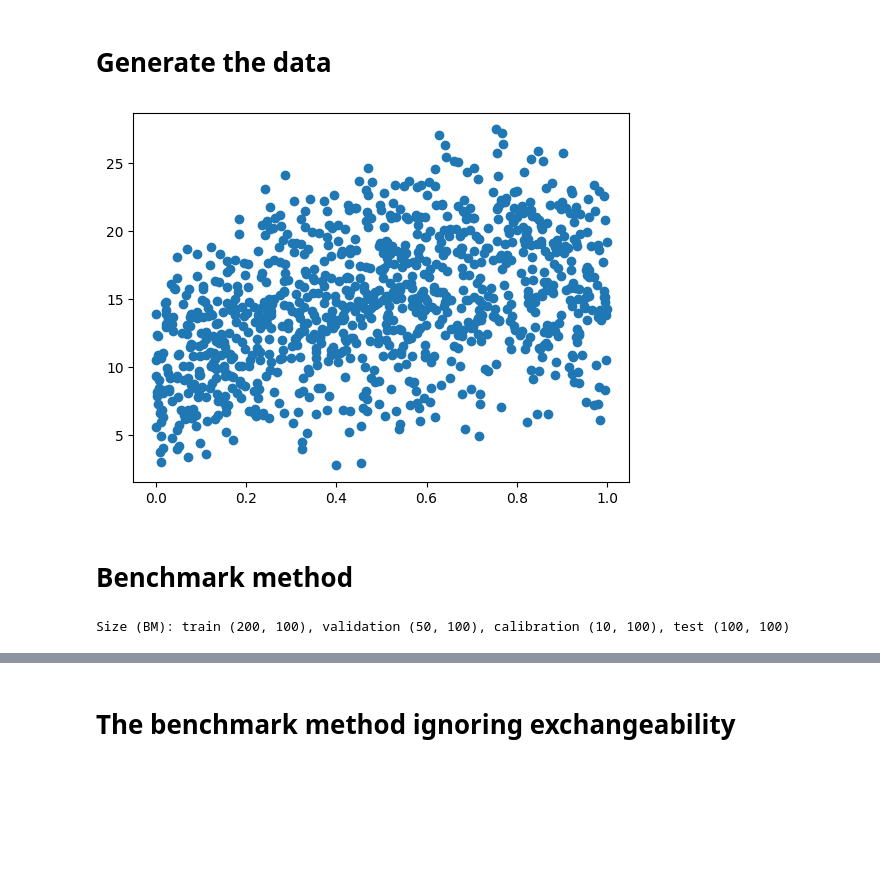
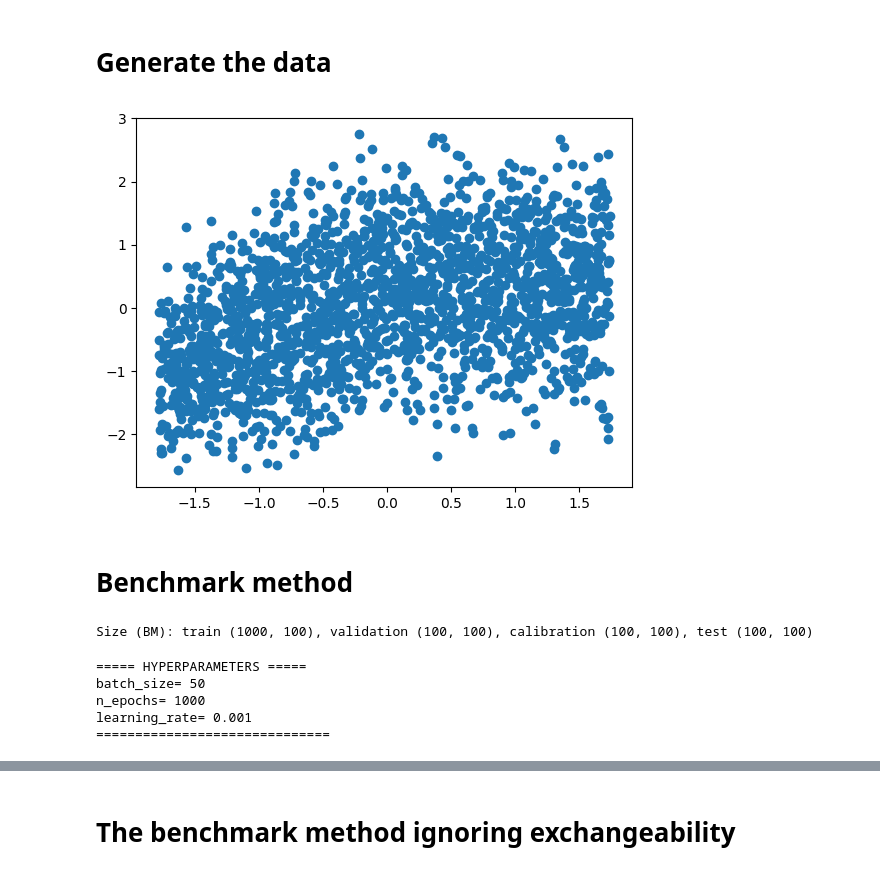
Before and after one commit to ZiyiLiang/Conformalized_early_stopping, a Jupyter notebook: notebook_examples/CES_regression_synthetic.ipynb, the cells around one changed output, grey strips where cells are left out. Cells and saved outputs as stored; diff of their text form; code cells hidden in the pictures; blank space fills up the shorter version.

```diff
--- a/notebook_examples/CES_regression_synthetic.ipynb
+++ b/notebook_examples/CES_regression_synthetic.ipynb
@@ -75,31 +78,38 @@ class PrepareData(Dataset):
 # %%
 from sklearn.datasets import make_friedman1
 
-n_samples = 1000
+n_samples = 2000
 n_features = 100
 
-X, y = make_friedman1(n_samples=n_samples, n_features=n_features, noise=0.0, random_state=None)
+X, Y = make_friedman1(n_samples=n_samples, n_features=n_features, noise=1/100, random_state=None)
 
-plt.scatter(X[:,0], y)
+# Scale the data
+X = StandardScaler().fit_transform(X)
+Y = StandardScaler().fit_transform(Y.reshape((len(Y),1))).flatten()
+
+# Find approximate marginal quantiles of Y
+y_hat_min, y_hat_max = mquantiles(Y, [0.05,0.95])
+
+plt.scatter(X[:,0], Y)
 plt.show()
 # %% [output]
-[figure, old version]
+[figure, new version]
 # %% [markdown]
 # Benchmark method
 # %%
 # specify the number of samples in training, validation, calibration and test datasets
-n_train = 200
-n_val = 50
-n_cal = 10
+n_train = 1000
+n_val = 100
+n_cal = 100
 n_test = 100
 method_ = 'Benchmark'
 
-seed = 2322
+seed = 1
 np.random.seed(seed)
 th.manual_seed(seed)
 
 # split the data into proper training, validation, and calibration set, set test data aside
-X_train, X_test, y_train, y_test = train_test_split(X, y, test_size=0.2, random_state=123)
+X_train, X_test, y_train, y_test = train_test_split(X, Y, test_size=0.2, random_state=123)
 idx_test = np.random.permutation(n_test)
 X_test = X_test[idx_test]
 y_test = y_test[idx_test]
@@ -116,6 +126,6 @@ print("Size (BM): train (%d, %d), validation (%d, %d), calibration (%d, %d), tes
        X_cal_BM.shape[0], X_cal_BM.shape[1],
        X_test.shape[0], X_test.shape[1]))
 # %% [output]
-Size (BM): train (200, 100), validation (50, 100), calibration (10, 100), test (100, 100)
+Size (BM): train (1000, 100), validation (100, 100), calibration (100, 100), test (100, 100)
 # %%
 # set the hyperparameters
@@ -150,7 +160,13 @@ device = th.device("cuda" if th.cuda.is_available() else "cpu")
 # initialization
 BM_reg = CES_regression(mod, device, train_loader, batch_size=batch_size, max_epoch = num_epochs,
                         learning_rate=lr, val_loader=val_loader, criterion= MSE_loss,
-                        optimizer=optimizer, verbose = False)
+                        optimizer=optimizer, verbose = True)
+# %% [output]
+===== HYPERPARAMETERS =====
+batch_size= 50
+n_epochs= 1000
+learning_rate= 0.001
+==============================
 # %%
 # Train the model and save snapshots
 save_every = 1    # Save model after every few epoches
```
Also changed, not shown: parts of 17 cells of this notebook, 4 other files.
